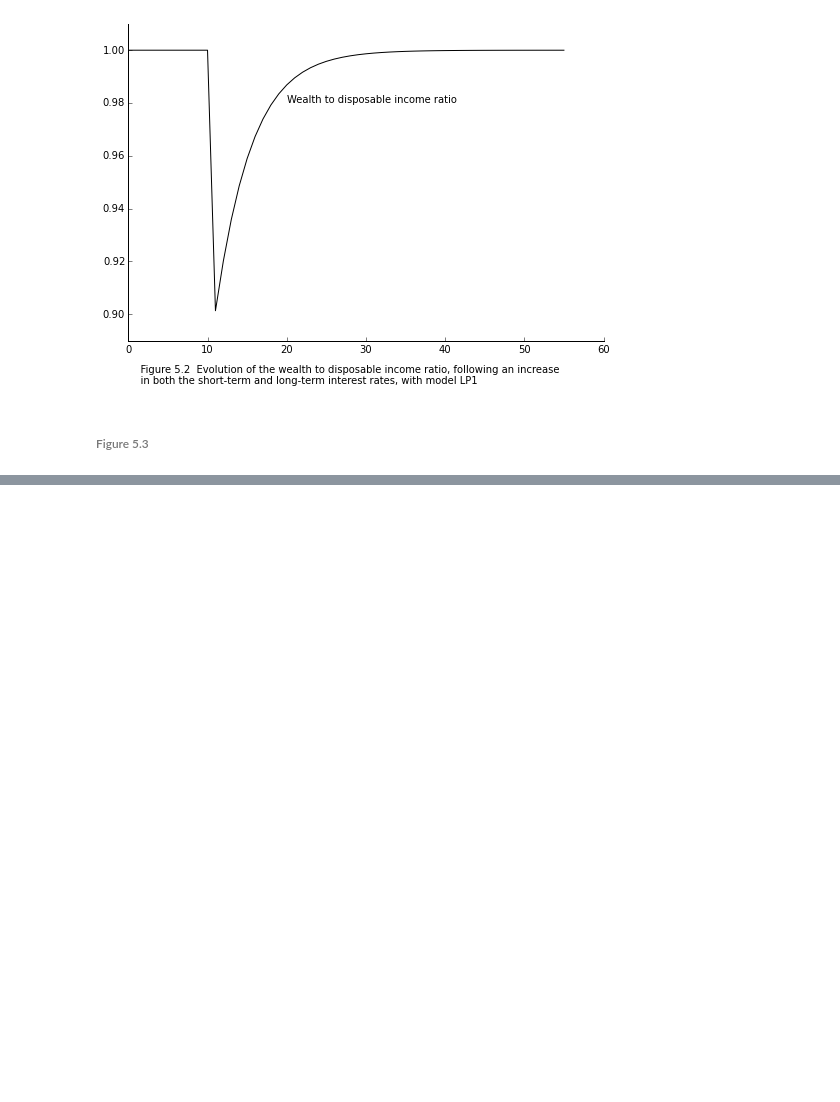
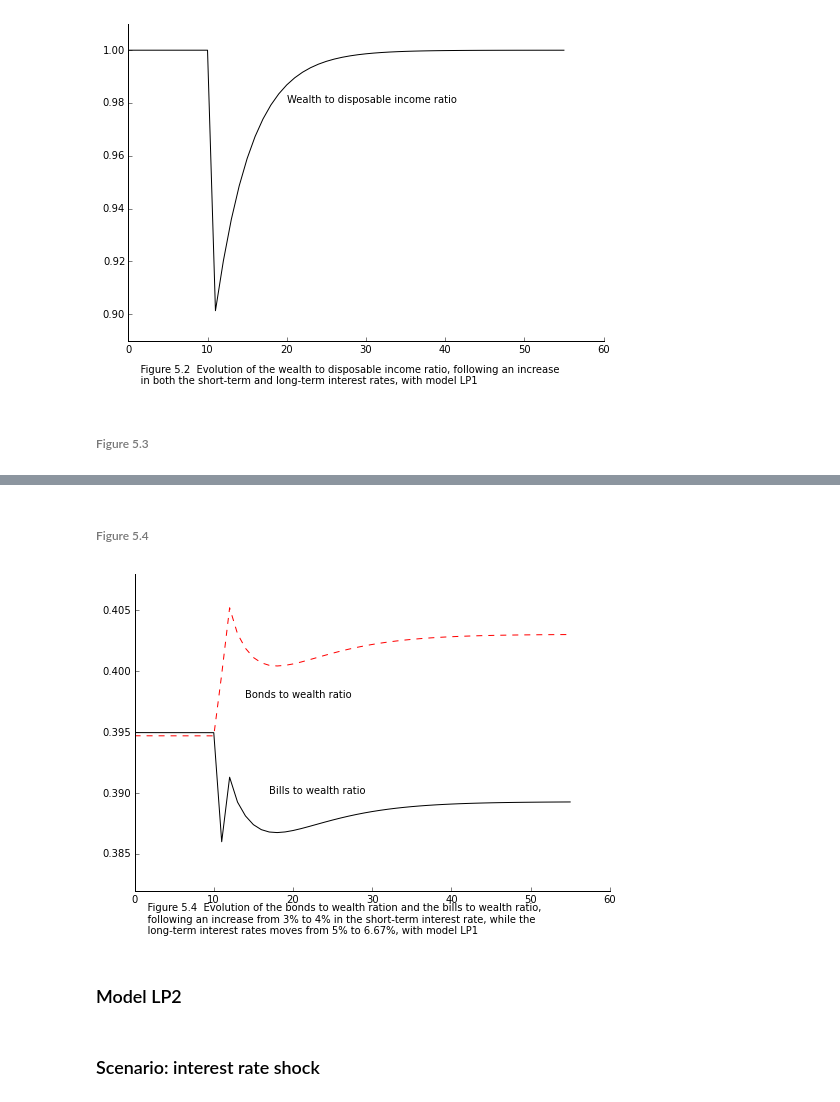
Before and after one commit to kennt/monetary-economics, a Jupyter notebook: Chapter 5 Model LP.ipynb, the cells around one changed output, grey strips where cells are left out. Drawn from its saved outputs; the diff is of its cells as text; code cells hidden in the pictures; blank space fills up the shorter version.

```diff
--- a/Chapter 5 Model LP.ipynb
+++ b/Chapter 5 Model LP.ipynb
@@ -182,0 +188,28 @@ fig.text(0.1, -.05, caption);
+# %% [markdown]
+###### Figure 5.4
+# %%
+caption = '''
+    Figure 5.4  Evolution of the bonds to wealth ration and the bills to wealth ratio,
+    following an increase from 3% to 4% in the short-term interest rate, while the
+    long-term interest rates moves from 5% to 6.67%, with model LP1'''
+bhdata = [s['Bh']/s['V'] for s in lp1.solutions[5:]]
+pdata = [s['Pbl']*s['BLh']/s['V'] for s in lp1.solutions[5:]]
+
+fig = plt.figure()
+axes = fig.add_axes([0.1, 0.1, 1.1, 1.1])
+axes.tick_params(top='off', right='off')
+axes.spines['top'].set_visible(False)
+axes.spines['right'].set_visible(False)
+axes.set_ylim(0.382, 0.408)
+
+axes.plot(bhdata, 'k')
+axes.plot(pdata, linestyle='--', color='r')
+
+# add labels
+plt.text(14, 0.3978, 'Bonds to wealth ratio')
+plt.text(17, 0.39, 'Bills to wealth ratio')
+fig.text(0.1, -.05, caption);
+# %% [output]
+[figure, added]
+# %% [markdown]
+### Model LP2
@@ -182,0 +343,2 @@ fig.text(0.1, -.05, caption);
+# %% [markdown]
+### Scenario: interest rate shock
```
Also changed, not shown: parts of 32 cells of this notebook, 3 other files.
